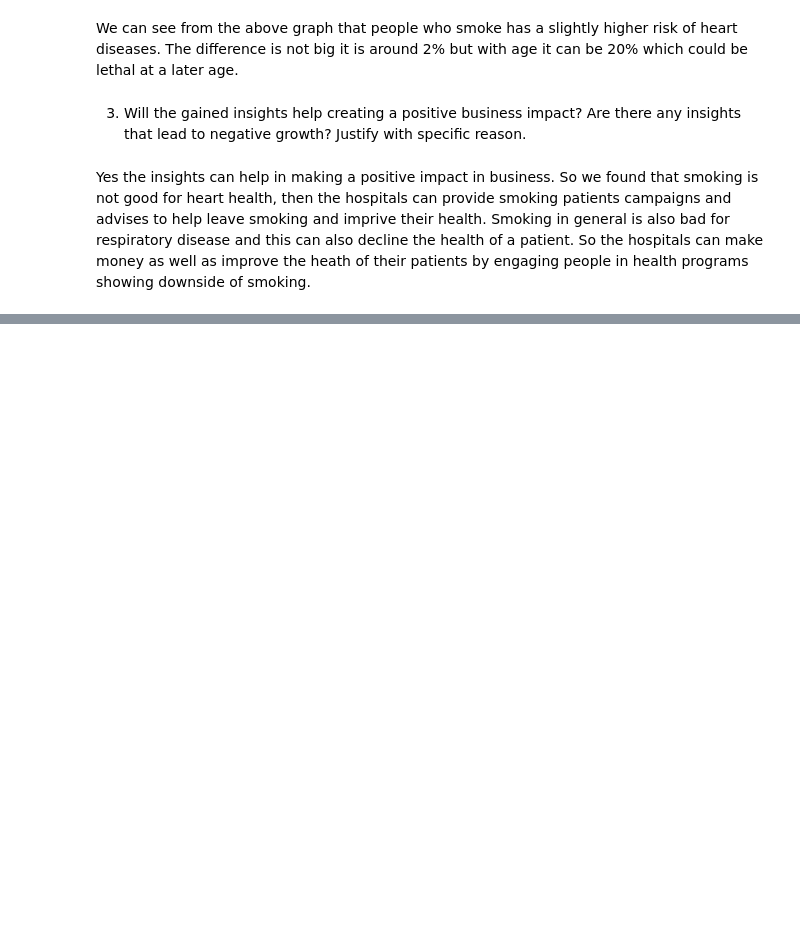
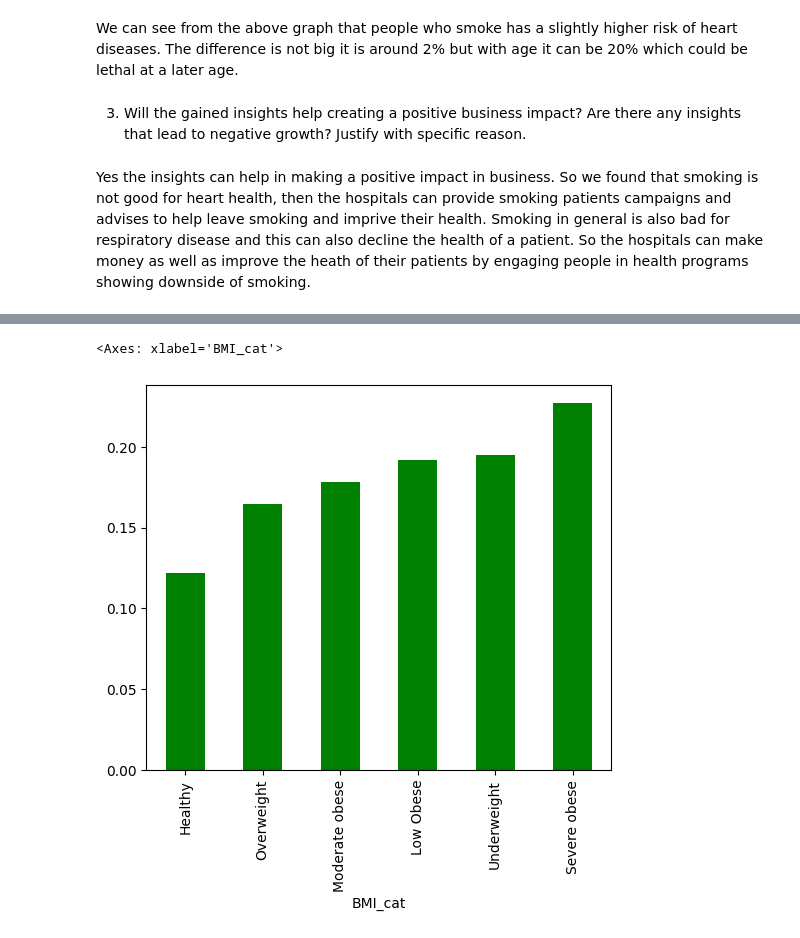
Before and after one commit to ideepakpal/Cardio-Vascular-Disease-Prediction, a Jupyter notebook: Cardiovascular-Classification.ipynb, the cells around one changed output, grey strips where cells are left out. Cells and saved outputs as stored; diff of their text form; code cells hidden in the pictures; blank space fills up the shorter version.

```diff
--- a/Cardiovascular-Classification.ipynb
+++ b/Cardiovascular-Classification.ipynb
@@ -511,0 +586,26 @@ Yes the insights can help in making a positive impact in business. So we found t
+# %%
+def bmi_cat(x):
+  y=''
+  if x < 18.5:
+    y = 'Underweight'
+  elif 18.5 <= x < 25:
+    y = 'Healthy'
+  elif 25 <= x < 30:
+    y = 'Overweight'
+  elif 30 <= x <35:
+    y = 'Low Obese'
+  elif 35 <= x < 40:
+    y = 'Moderate obese'
+  elif x >= 40:
+    y = 'Severe obese'
+  return y
+
+dataset['BMI_cat'] = dataset['BMI'].apply(bmi_cat)
+# %%
+#Chart 9 - visualization code
+
+plt.figure(figsize=(6,5))
+(dataset.groupby("BMI_cat")["TenYearCHD"].mean().sort_values()[:6]).plot(kind='bar', color = 'green')
+# %% [output]
+<Axes: xlabel='BMI_cat'>
+[figure, added]
```
Also changed, not shown: parts of 53 cells of this notebook.
